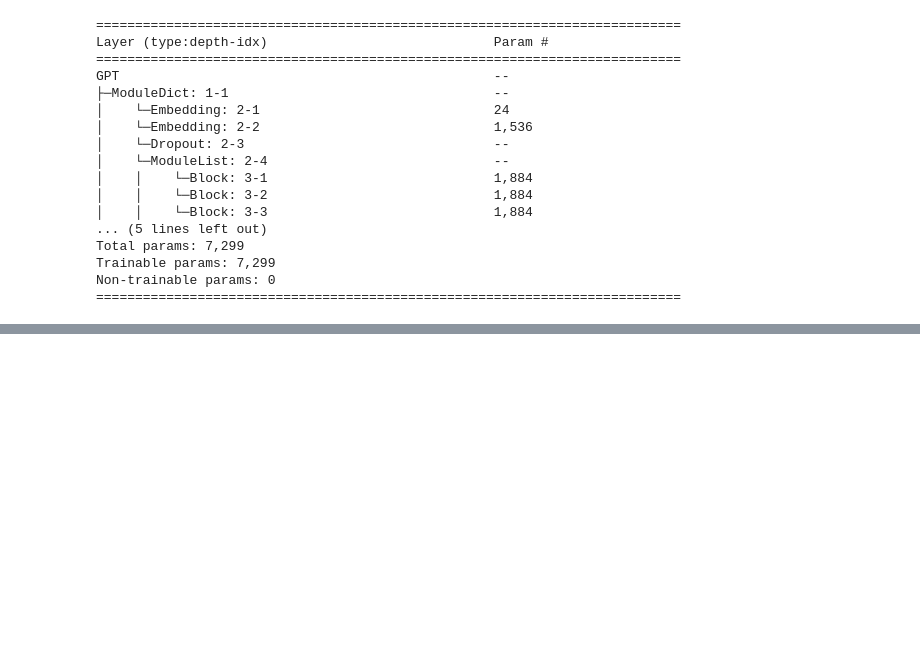
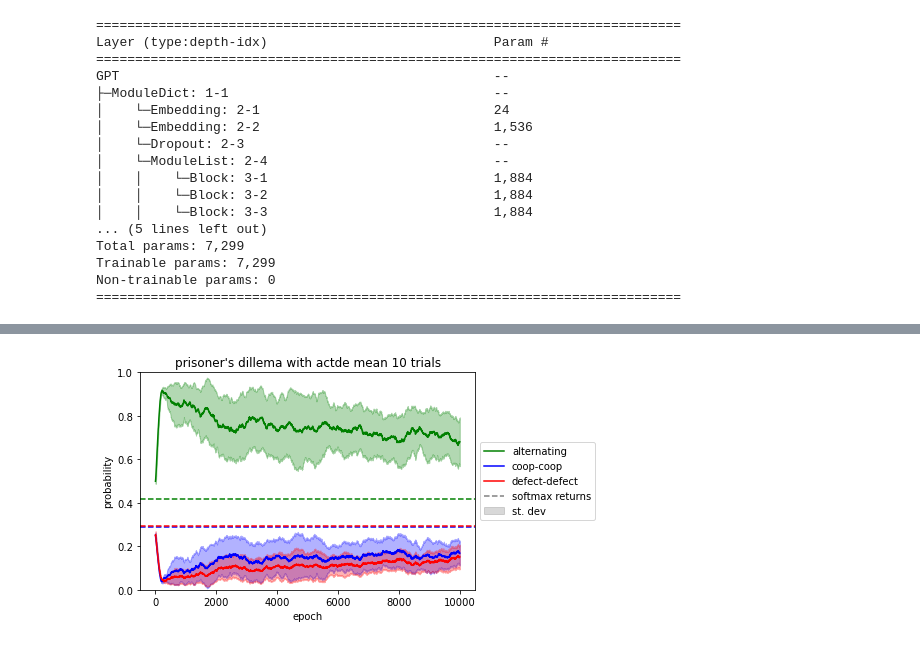
Before and after one commit to MichaelEinhorn/prisonerUnitTest, a Jupyter notebook: prisonerTest.ipynb, the cells around one changed output, grey strips where cells are left out. Drawn from its saved outputs; the diff is of its cells as text; code cells hidden in the pictures; blank space fills up the shorter version.

```diff
--- a/prisonerTest.ipynb
+++ b/prisonerTest.ipynb
@@ -78,0 +287,43 @@ plt.show()
+# %%
+import matplotlib.pyplot as plt
+import numpy as np
+
+alg_name = train_config.alg_name
+if alg_name == "reject":
+    alg_name = "rejection sampling"
+
+minEp = 0
+maxEp = 6400
+stride = 1
+
+plt.figure()
+title = f"prisoner's dillema with {alg_name} mean 10 trials"
+plt.title(title)
+plt.ylabel("probability")
+plt.xlabel("epoch")
+for k in rew_dict_named:
+    plt.plot(iter_list[minEp:maxEp:stride], mean_rew_dict[k][minEp:maxEp:stride], label=k, color=colors[k], marker="")
+
+    # std ribbon
+    upperbound = [mean_rew_dict[k][i] + std_rew_dict[k][i] for i in range(len(iter_list))]
+    lowerbound = [mean_rew_dict[k][i] - std_rew_dict[k][i] for i in range(len(iter_list))]
+
+    plt.fill_between(iter_list[minEp:maxEp:stride], lowerbound[minEp:maxEp:stride], upperbound[minEp:maxEp:stride], color=colors[k], alpha=0.3)
+
+# horizontal dashed line of each softmax returns
+plt.axhline(y=softmax_returns[0], color=colors["coop-coop"], linestyle='--')
+plt.axhline(y=softmax_returns[1], color=colors["defect-defect"], linestyle='--')
+plt.axhline(y=softmax_returns[2], color=colors["alternating"], linestyle='--')
+
+plt.ylim(0, 1)
+# out of bound line to add a gray dash to legend
+plt.axhline(y=-1, color="gray", linestyle='--', label="softmax returns")
+plt.fill_between([-1], [-1], [-1], color="gray", alpha=0.3, label="st. dev")
+
+
+plt.legend(loc='center left',
+           bbox_to_anchor=(1, 0.5))
+plt.savefig(alg_name + ".jpg", bbox_inches='tight', dpi=500)
+plt.show()
+# %% [output]
+[figure, added]
```
Also changed, not shown: parts of 8 cells of this notebook, 2 other files.
